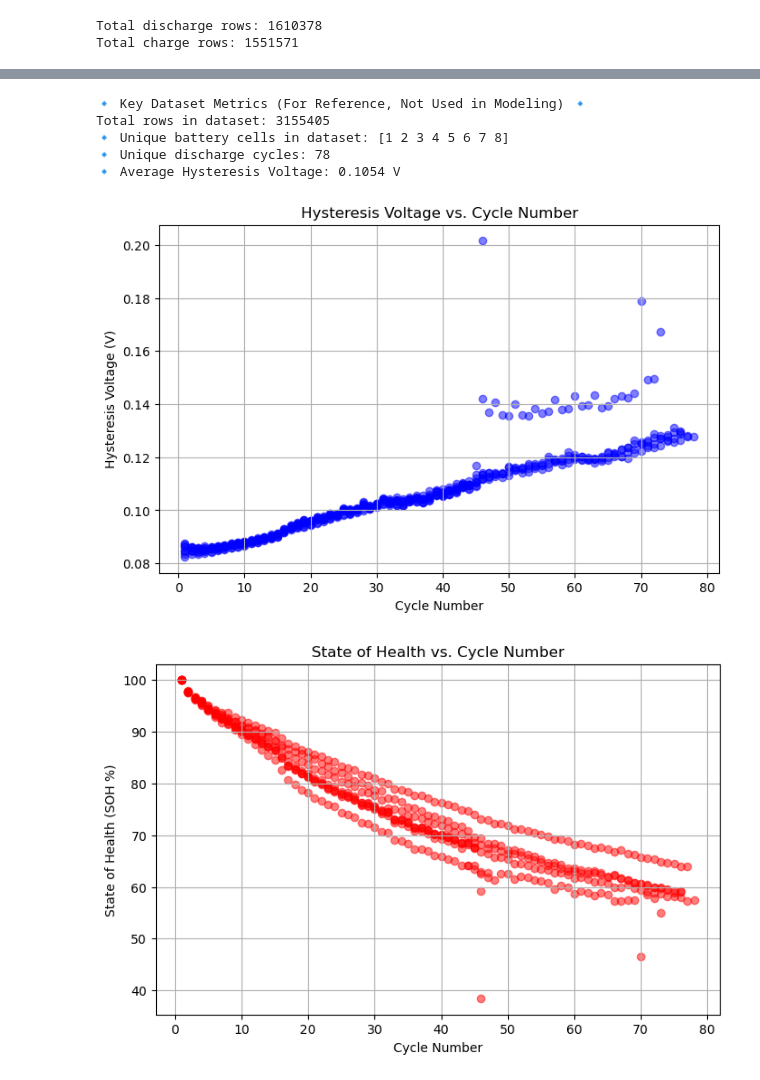
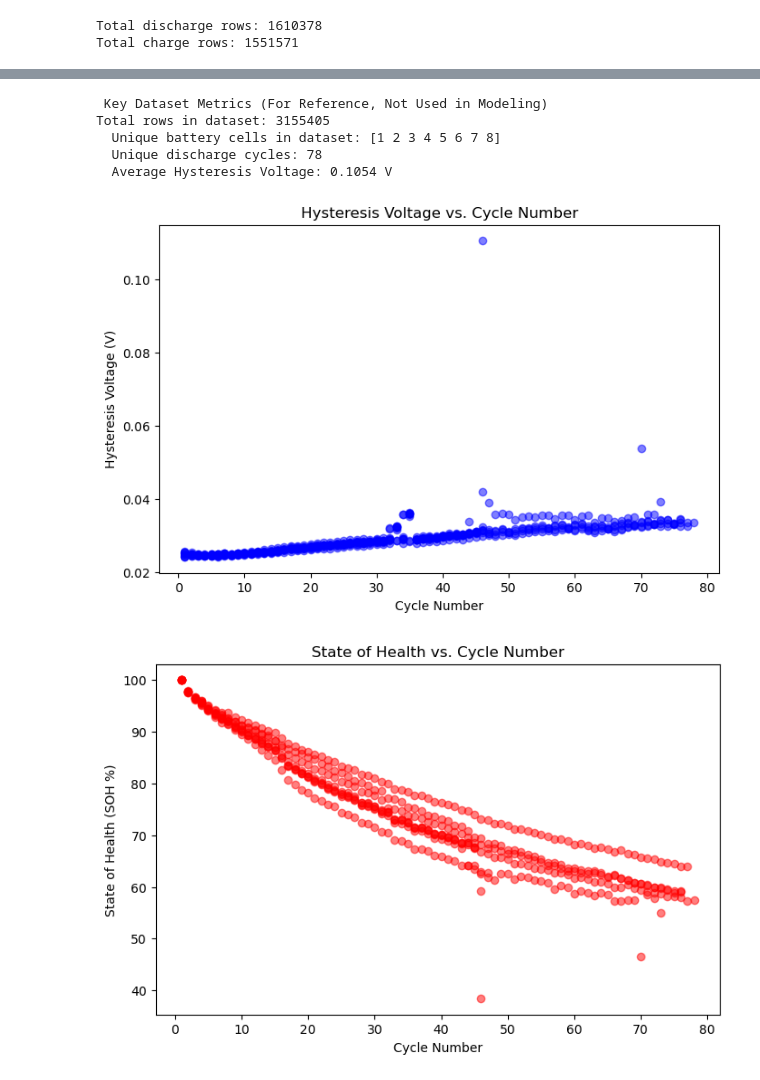
Before and after one commit to jluu-sudo/CHEMENG-277-Final-Project, a Jupyter notebook: version 9 test JL 030725.ipynb, the cells around one changed output, grey strips where cells are left out. Cells and saved outputs as stored; diff of their text form; code cells hidden in the pictures.

```diff
--- a/version 9 test JL 030725.ipynb
+++ b/version 9 test JL 030725.ipynb
@@ -126,18 +167,28 @@ agg_funcs = {
     'discharge_capacity': 'max'
 }
 
-grouped = full_data_filtered.groupby(['cell_number', 'cycle_number']).agg(agg_funcs).reset_index()
+grouped_CC_CV = full_data_filtered.groupby(['cell_number', 'cycle_number']).agg(agg_funcs).reset_index()
+grouped_OCV = full_data_filtered.groupby(['cell_number', 'cycle_number']).agg(agg_funcs).reset_index()
 
 # Rename columns for clarity
-grouped.rename(columns={
+grouped_CC_CV.rename(columns={
+    'voltage': 'avg_voltage',
+    'temperature': 'avg_temperature',
+    'discharge_capacity': 'max_discharge_capacity'
+}, inplace=True)
+
+grouped_OCV.rename(columns={
     'voltage': 'avg_voltage',
     'temperature': 'avg_temperature',
     'discharge_capacity': 'max_discharge_capacity'
 }, inplace=True)
 
 # Merge with hysteresis data
-grouped = pd.merge(grouped, hysteresis_df[['cell_number', 'cycle_number', 'hysteresis_voltage']],
+grouped_CC_CV = pd.merge(grouped_CC_CV, hysteresis_df[['cell_number', 'cycle_number', 'hysteresis_voltage']],
                    on=['cell_number', 'cycle_number'], how='left')
+
+grouped_OCV = pd.merge(grouped_OCV, OCV_hysteresis_df[['cell_number', 'cycle_number', 'hysteresis_voltage']],
+                   on=['cell_number', 'cycle_number'], how='left')
 # %%
 # ========================
 # 6. Compute State of Health (SOH)
@@ -146,13 +197,22 @@ def compute_soh(df):
     cycle_1_capacity = df.loc[df['cycle_number'] == 1, 'max_discharge_capacity']
     if cycle_1_capacity.empty or cycle_1_capacity.values[0] <= 0:
         df['SOH'] = np.nan
+        df['SOH Scaled'] = np.nan
     else:
         baseline = cycle_1_capacity.values[0]
         df['SOH'] = (df['max_discharge_capacity'] / baseline) * 100
+        df['SOH Scaled'] = (df['max_discharge_capacity'] / baseline) * 100 -100
     return df
 
-grouped = grouped.groupby('cell_number', group_keys=False).apply(compute_soh).dropna(subset=['SOH'])
+grouped_CC_CV = grouped_CC_CV.groupby('cell_number', group_keys=False).apply(compute_soh).dropna(subset=['SOH'])
+grouped_CC_CV = grouped_CC_CV.groupby('cell_number', group_keys=False).apply(compute_soh).dropna(subset=['SOH Scaled'])
+grouped_OCV = grouped_OCV.groupby('cell_number', group_keys=False).apply(compute_soh).dropna(subset=['SOH'])
+grouped_OCV = grouped_OCV.groupby('cell_number', group_keys=False).apply(compute_soh).dropna(subset=['SOH Scaled'])
 
 # Print SOH check
-print("\n Checking SOH Computation:")
-print(grouped[['cell_number', 'cycle_number', 'max_discharge_capacity', 'SOH']].head(10))
+# print("\n Checking SOH Computation:")
+# print(grouped_CC_CV[['cell_number', 'cycle_number', 'max_discharge_capacity', 'hysteresis_voltage', 'SOH', 'SOH Scaled']].head(10))
+# print(grouped_CC_CV[['cell_number', 'cycle_number', 'max_discharge_capacity', 'hysteresis_voltage', 'SOH', 'SOH Scaled']].tail(10))
+# print("\n")
+# print(grouped_OCV[['cell_number', 'cycle_number', 'max_discharge_capacity', 'hysteresis_voltage', 'SOH', 'SOH Scaled']].head(10))
+# print(grouped_OCV[['cell_number', 'cycle_number', 'max_discharge_capacity', 'hysteresis_voltage', 'SOH', 'SOH Scaled']].tail(10))
@@ -253,44 +583,39 @@ Feature Coefficients for Linear Regression:
 # 11. Print Key Dataset Metrics (AFTER Model Training)
 # ========================
 print("\n Key Dataset Metrics (For Reference, Not Used in Modeling)")
 print(f"Total rows in dataset: {len(full_data_filtered)}")
 print(f"  Unique battery cells in dataset: {full_data_filtered['cell_number'].unique()}")
 print(f"  Unique discharge cycles: {full_data_filtered['cycle_number'].nunique()}")
 print(f"  Average Hysteresis Voltage: {hysteresis_df['hysteresis_voltage'].mean():.4f} V")
 
-import matplotlib.pyplot as plt
-
 # Plot 1: Hysteresis Voltage vs. Cycle Number
 plt.figure(figsize=(8, 5))  # Create a new figure
-plt.scatter(grouped['cycle_number'], grouped['hysteresis_voltage'], alpha=0.5, color='blue')
+plt.scatter(grouped_OCV['cycle_number'], grouped_OCV['hysteresis_voltage'], alpha=0.5, color='blue')
 plt.xlabel('Cycle Number')
 plt.ylabel('Hysteresis Voltage (V)')
 plt.title('Hysteresis Voltage vs. Cycle Number')
-plt.grid(True)
 
 # Plot 2: State of Health (SOH) vs. Cycle Number
 plt.figure(figsize=(8, 5))  # Create another new figure
-plt.scatter(grouped['cycle_number'], grouped['SOH'], alpha=0.5, color='red')
+plt.scatter(grouped_OCV['cycle_number'], grouped_OCV['SOH'], alpha=0.5, color='red')
 plt.xlabel('Cycle Number')
 plt.ylabel('State of Health (SOH %)')
 plt.title('State of Health vs. Cycle Number')
-plt.grid(True)
 
 # Plot 3: Voltage vs. Cycle Number
 plt.figure(figsize=(8, 5))
-plt.scatter(grouped['cycle_number'], grouped['avg_voltage'], alpha=0.5, color='green')
+plt.scatter(grouped_OCV['cycle_number'], grouped_OCV['avg_voltage'], alpha=0.5, color='green')
 plt.xlabel('Cycle Number')
 plt.ylabel('Average Voltage (V)')
 plt.title('Average Voltage vs. Cycle Number')
-plt.grid(True)
 
 # Show all plots at the end
 plt.show()
 # %% [output]
-🔹 Key Dataset Metrics (For Reference, Not Used in Modeling) 🔹
+ Key Dataset Metrics (For Reference, Not Used in Modeling)
 Total rows in dataset: 3155405
-🔹 Unique battery cells in dataset: [1 2 3 4 5 6 7 8]
-🔹 Unique discharge cycles: 78
-🔹 Average Hysteresis Voltage: 0.1054 V
+  Unique battery cells in dataset: [1 2 3 4 5 6 7 8]
+  Unique discharge cycles: 78
+  Average Hysteresis Voltage: 0.1054 V
-[figure, old version]
+[figure, new version]
-[figure, old version]
+[figure, new version]
```
Also changed, not shown: parts of 16 cells of this notebook.
